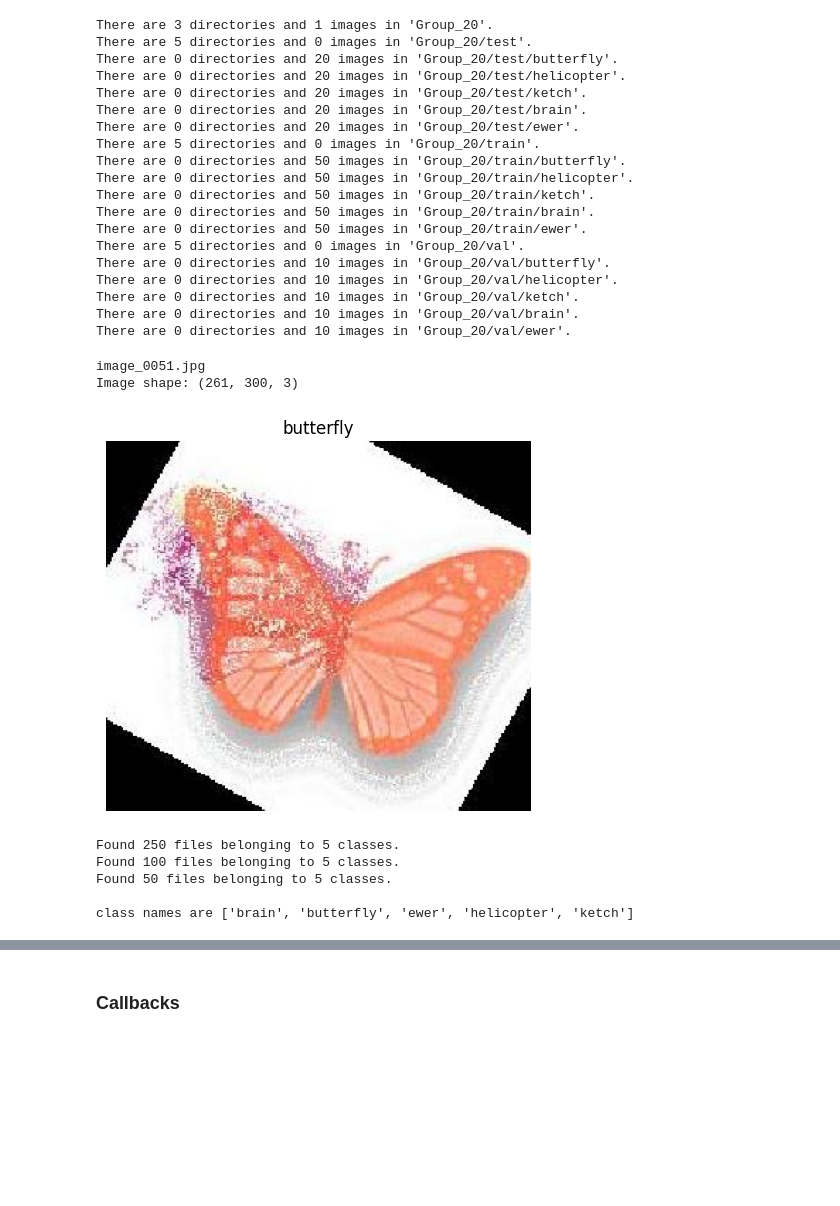
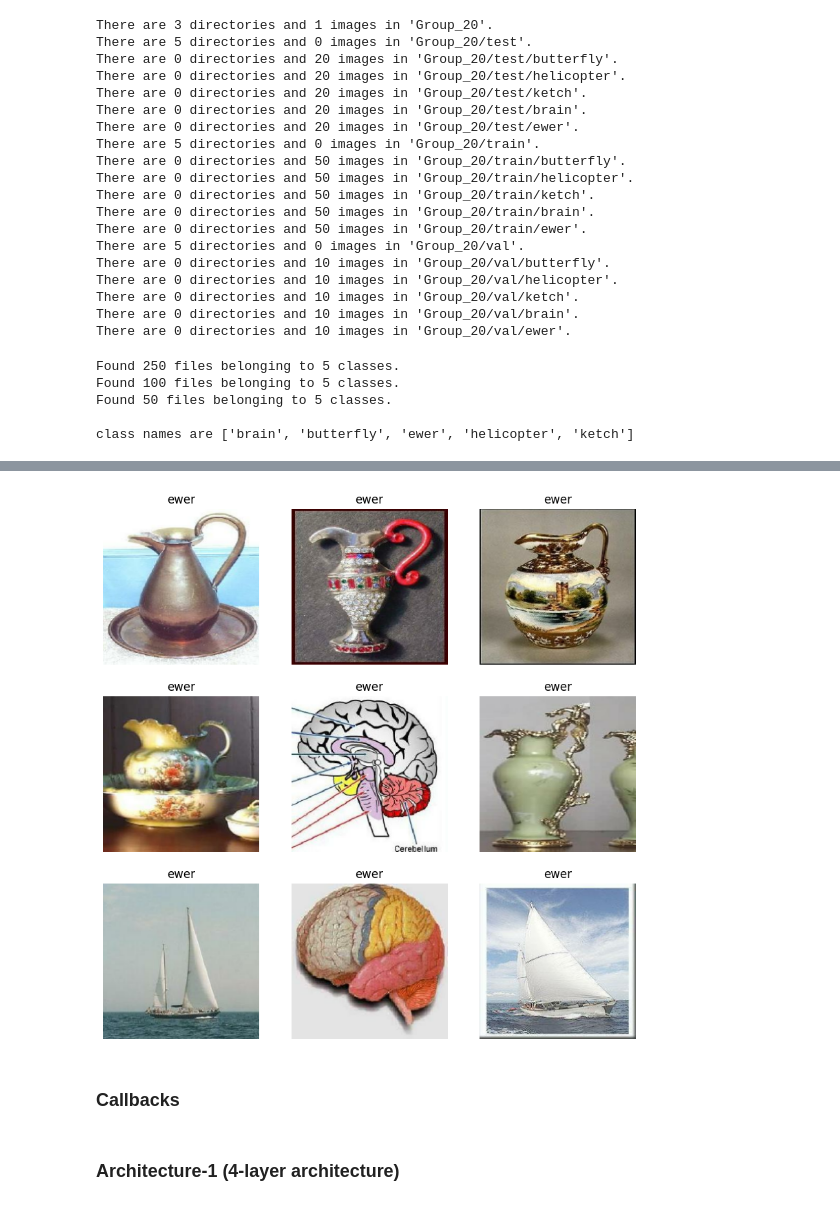
Before and after one commit to yashgupta1299/Object-Insight, a Jupyter notebook: a.ipynb, the cells around one changed output, grey strips where cells are left out. Saved outputs shown, nothing was run; the diff lists cells and outputs as text; code cells hidden in the pictures; blank space fills up the shorter version.

```diff
--- a/a.ipynb
+++ b/a.ipynb
@@ -100,31 +122,5 @@ There are 0 directories and 10 images in 'Group_20/val/helicopter'.
 There are 0 directories and 10 images in 'Group_20/val/ketch'.
 There are 0 directories and 10 images in 'Group_20/val/brain'.
 There are 0 directories and 10 images in 'Group_20/val/ewer'.
-# %%
-def view_random_image(target_dir, target_class):
-  # Setup target directory (we'll view images from here)
-  target_folder = target_dir+target_class
-
-  # Get a random image path
-  random_image = np.random.choice(os.listdir(target_folder))
-
-  # Read in the image and plot it using matplotlib
-  img = mpimg.imread(target_folder + "/" + random_image)
-  plt.imshow(img)
-  plt.title(target_class)
-  plt.axis("off")
-
-  print(random_image)
-  print(f"Image shape: {img.shape}") # show the shape of the image
-
-  return img
-
-# View a random image from the training dataset
-img = view_random_image(target_dir="Group_20/test/",
-                        target_class="butterfly")
-# %% [output]
-image_0051.jpg
-Image shape: (261, 300, 3)
-[figure, removed]
 # %%
 # Setup data inputs
@@ -156,3 +160,12 @@ Found 100 files belonging to 5 classes.
 Found 50 files belonging to 5 classes.
 
 class names are ['brain', 'butterfly', 'ewer', 'helicopter', 'ketch']
+# %%
+plt.figure(figsize=(10, 10))
+for images, labels in train_ds.take(1):
+  for i in range(9):
+    ax = plt.subplot(3, 3, i + 1)
+    plt.imshow(images[i].numpy().astype("uint8"))
+    plt.title(class_names[np.argmax(labels)])
+    plt.axis("off")
+# %% [output]
@@ -158,0 +173 @@ class names are ['brain', 'butterfly', 'ewer', 'helicopter', 'ketch']
+[figure, added]
@@ -210,0 +261,2 @@ checkpoint_callback = keras.callbacks.ModelCheckpoint(checkpoint_path,
+# %% [markdown]
+### Architecture-1 (4-layer  architecture)
```
Also changed, not shown: parts of 9 cells of this notebook, 5 other files.
